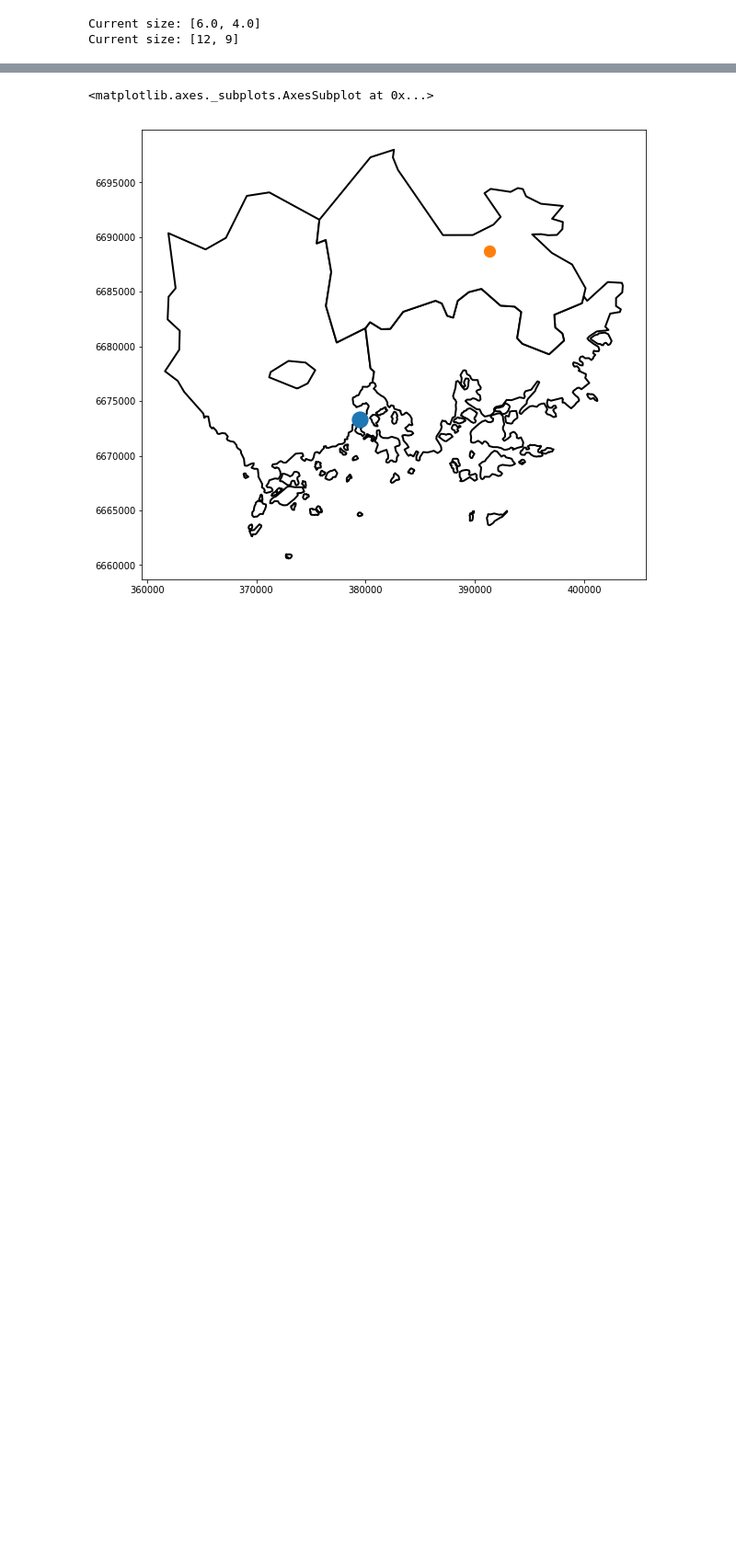
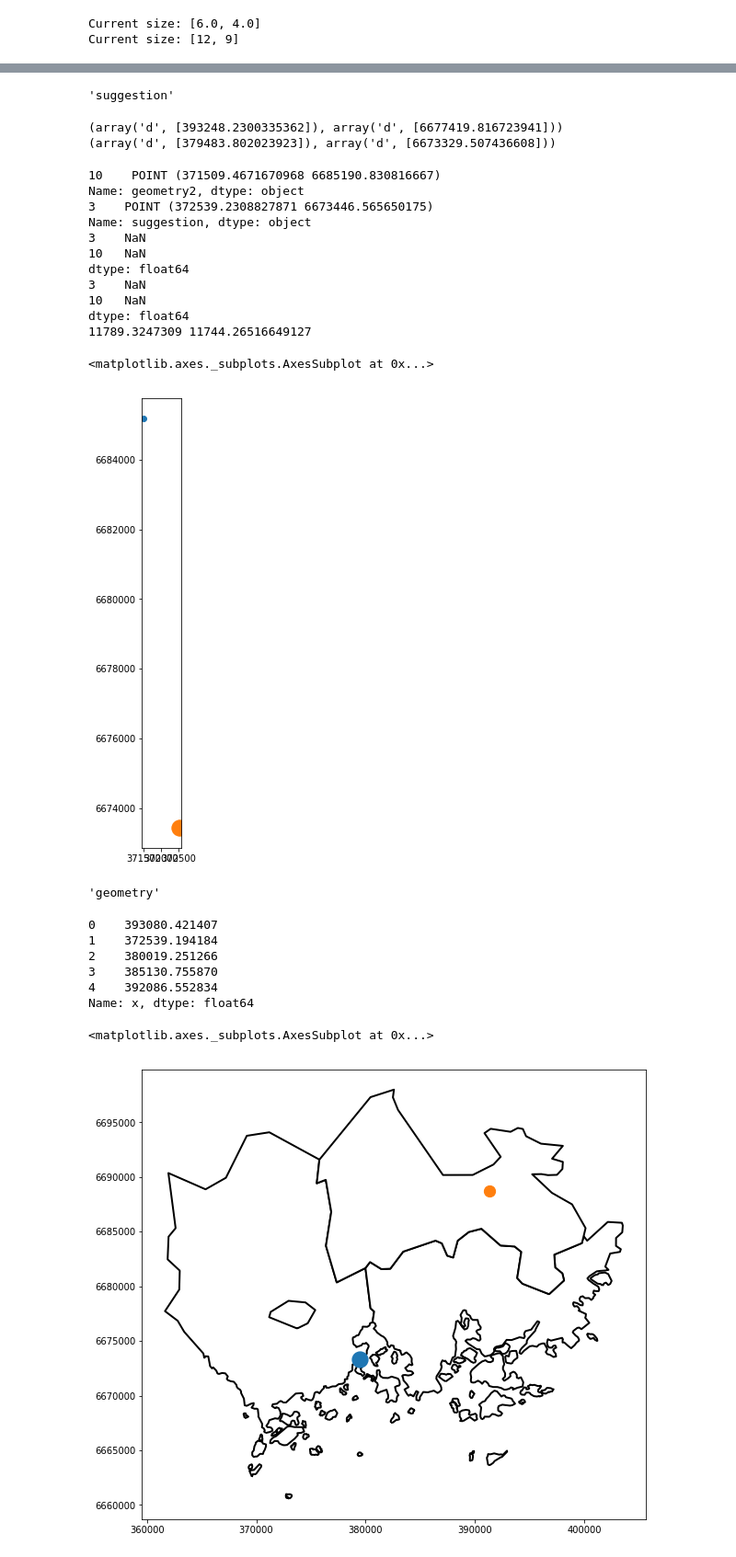
Before and after one commit to sasumaki/IntroData, a Jupyter notebook: miniproject.ipynb, the cells around one changed output, grey strips where cells are left out. Shown at 92% size. Saved outputs shown, nothing was run; the diff lists cells and outputs as text; code cells hidden in the pictures; blank space fills up the shorter version.

```diff
--- a/miniproject.ipynb
+++ b/miniproject.ipynb
@@ -100,16 +124,5 @@ plt.axis('off')
 # %%
 resultPoints=pd.DataFrame(tulos, columns=['x', 'y'])
-resultPoints['geometry']=resultPoints.apply(lambda row: Point(row["x"], row["y"]), axis=1)
+resultPoints['suggestion']=resultPoints.apply(lambda row: Point(row["x"], row["y"]), axis=1)
 crs0 = {'init': 'epsg:3067'}
-resultPoints=gpd.GeoDataFrame(resultPoints, geometry="geometry", crs=crs0)
-
-# plot 5 nearest locations
-#GeoSeries.distance(other)
-#Returns a Series containing the minimum distance to the other GeoSeries (elementwise) or geometric object.
-def findNearest(point0, buildings):
-    pass
-def plotSuggestions(points, buildings):
-    pass
-
-
-plotSuggestions(resultPoints, rak)
+resultPoints=gpd.GeoDataFrame(resultPoints, crs=crs0, geometry='suggestion')
@@ -138,0 +187,7 @@ print(testi.bounds)
+# %%
+resultPoints.geometry.name
+# %% [output]
+'suggestion'
+# %%
+building0=gpd.GeoDataFrame([rak.iloc[10]], geometry='geometry2')
+point0=gpd.GeoDataFrame([resultPoints.iloc[3]], geometry='suggestion')
@@ -138,0 +200,34 @@ print(testi.bounds)
+# %%
+j=0
+point0=resultPoints['suggestion'].iloc[j]
+print(point0.coords.xy)
+
+print(rak['building'].iloc[0].centroid.coords.xy)
+# %% [output]
+(array('d', [393248.2300335362]), array('d', [6677419.816723941]))
+(array('d', [379483.802023923]), array('d', [6673329.507436608]))
+# %%
+print(building0[building0.geometry.name])
+print(point0[point0.geometry.name])
+print(point0.distance(building0))
+print(building0.distance(point0))
+
+x=np.sqrt( (371509.4671670968-372539.2308827871)**2 + (6685190.830816667-6673446.565650175)**2)
+print(x, 6685190.830816667-6673446.565650175)
+
+base=building0.plot()
+point0.plot(ax=base, markersize=300)
+# %% [output]
+10    POINT (371509.4671670968 6685190.830816667)
+Name: geometry2, dtype: object
+3    POINT (372539.2308827871 6673446.565650175)
+Name: suggestion, dtype: object
+3    NaN
+10   NaN
+dtype: float64
+3    NaN
+10   NaN
+dtype: float64
+11789.3247309 11744.26516649127
+<matplotlib.axes._subplots.AxesSubplot at 0x...>
+[figure, added]
@@ -139,3 +250,16 @@ print(testi.bounds)
+# %%
+rak.geometry.name
+# %% [output]
+'geometry'
+# %%
+(resultPoints.iloc[:,0])
+# %% [output]
+0    393080.421407
+1    372539.194184
+2    380019.251266
+3    385130.755870
+4    392086.552834
+Name: x, dtype: float64
 # %%
 base=kunnat3.plot(color='white', edgecolor='black', linewidth=2)
 #base.set_xlim(left=379400, right=400000)
```
Also changed, not shown: parts of 12 cells of this notebook.
